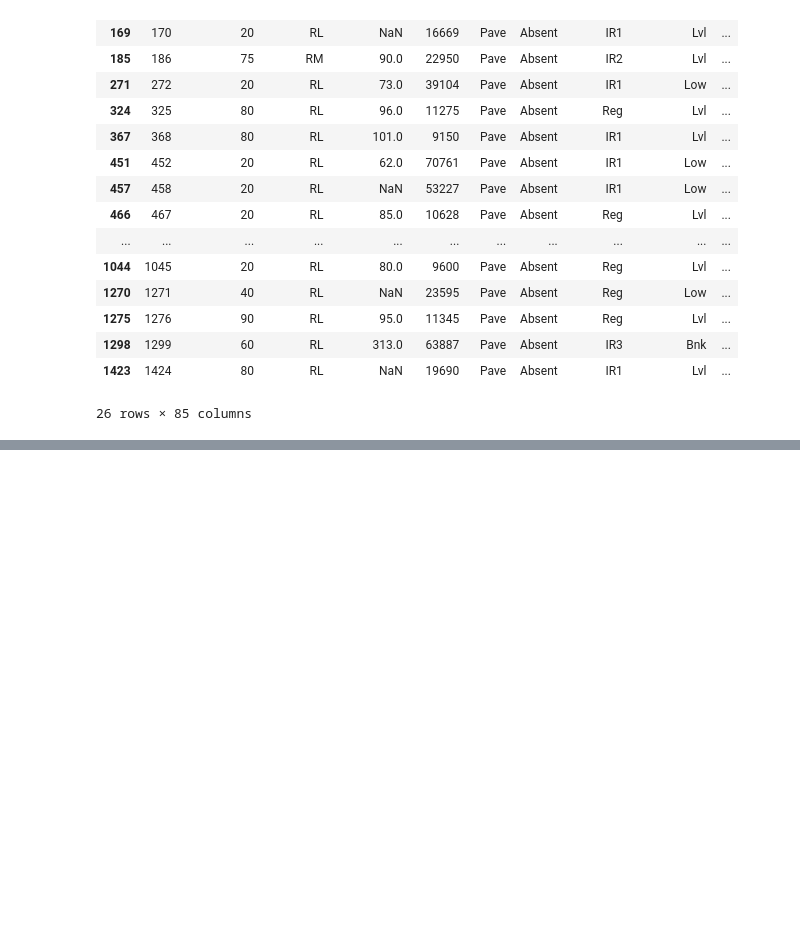
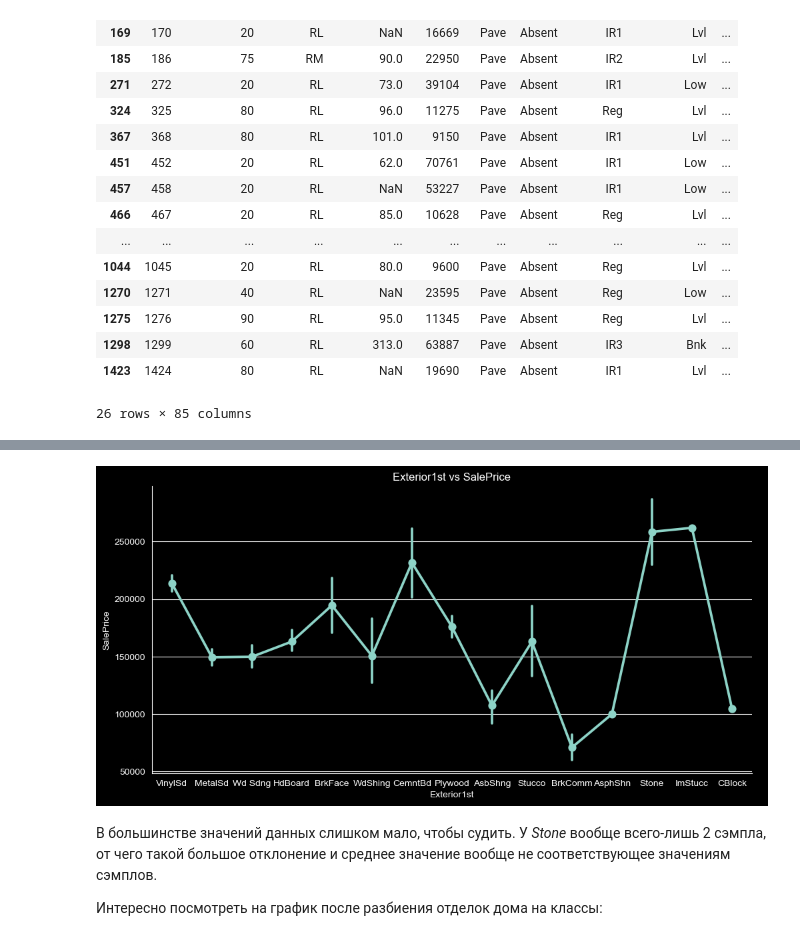
Before and after one commit to SashaCurry/HousePrices, a Jupyter notebook: 1_EDA.ipynb, the cells around one changed output, grey strips where cells are left out. Drawn from its saved outputs; the diff is of its cells as text; code cells hidden in the pictures; blank space fills up the shorter version.

```diff
--- a/1_EDA.ipynb
+++ b/1_EDA.ipynb
@@ -1059,0 +1086,16 @@ df[df['RoofMatl'] != 'CompShg']
+# %%
+sns.catplot(data=df,
+            x='Exterior1st',
+            y='SalePrice',
+            kind='point',
+            height=5,
+            aspect=2)
+plt.title('Exterior1st vs SalePrice')
+plt.show()
+# %% [output]
+[figure, added]
+# %% [markdown]
+В большинстве значений данных слишком мало, чтобы судить. У *Stone* вообще всего-лишь 2 сэмпла, от чего такой большое отклонение и среднее значение вообще не соответствующее
+значениям сэмплов.
+
+Интересно посмотреть на график после разбиения отделок дома на классы:
```
Also changed, not shown: parts of 136 cells of this notebook.
